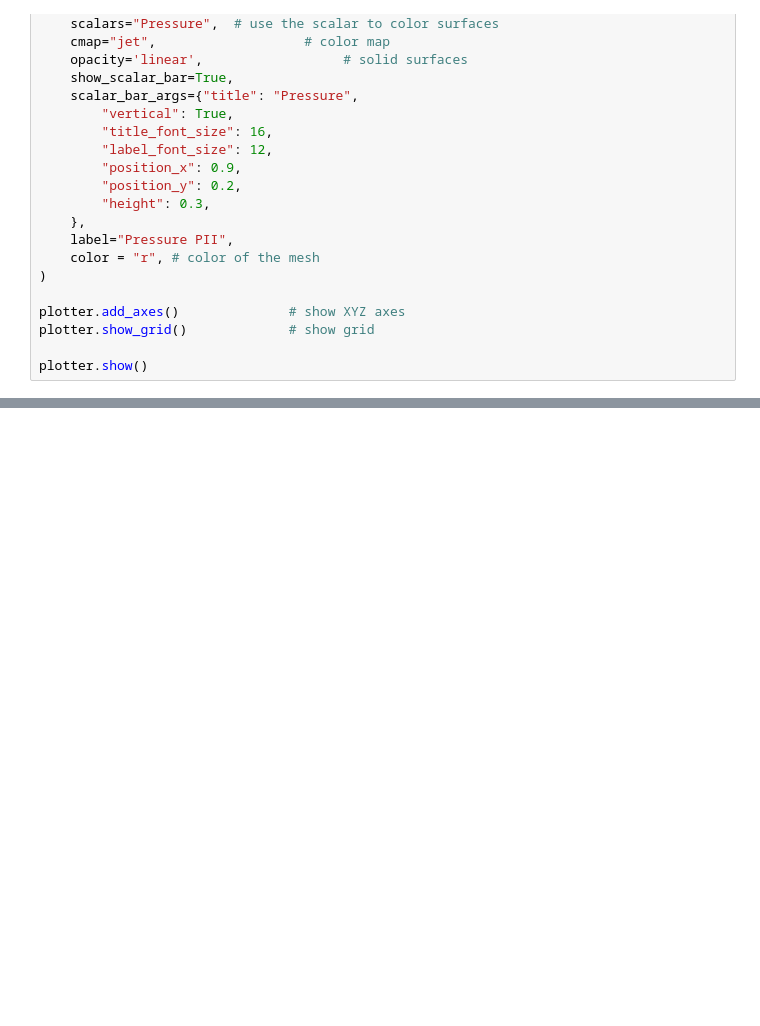
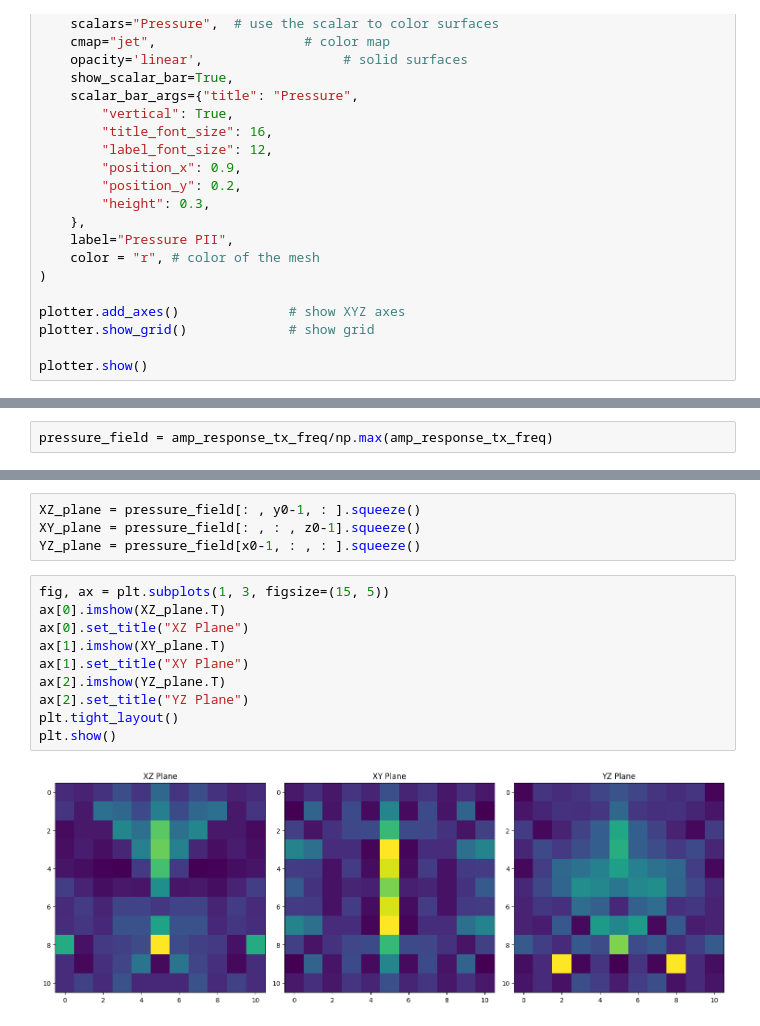
Before and after one commit to EstebanRivera08/eSDIva, a Jupyter notebook: notebook/PyFieldTest.ipynb, the cells around one changed output, grey strips where cells are left out. Saved outputs shown, nothing was run; the diff lists cells and outputs as text; blank space fills up the shorter version.

```diff
--- a/notebook/PyFieldTest.ipynb
+++ b/notebook/PyFieldTest.ipynb
@@ -704,0 +862,2 @@ plotter.show()
+# %%
+pressure_field = amp_response_tx_freq/np.max(amp_response_tx_freq)
@@ -704,0 +879,16 @@ plotter.show()
+# %%
+XZ_plane = pressure_field[: , y0-1, : ].squeeze()
+XY_plane = pressure_field[: , : , z0-1].squeeze()
+YZ_plane = pressure_field[x0-1, : , : ].squeeze()
+# %%
+fig, ax = plt.subplots(1, 3, figsize=(15, 5))
+ax[0].imshow(XZ_plane.T)
+ax[0].set_title("XZ Plane")
+ax[1].imshow(XY_plane.T)
+ax[1].set_title("XY Plane")
+ax[2].imshow(YZ_plane.T)
+ax[2].set_title("YZ Plane")
+plt.tight_layout()
+plt.show()
+# %% [output]
+[figure, added]
```
Also changed, not shown: parts of 17 cells of this notebook.
